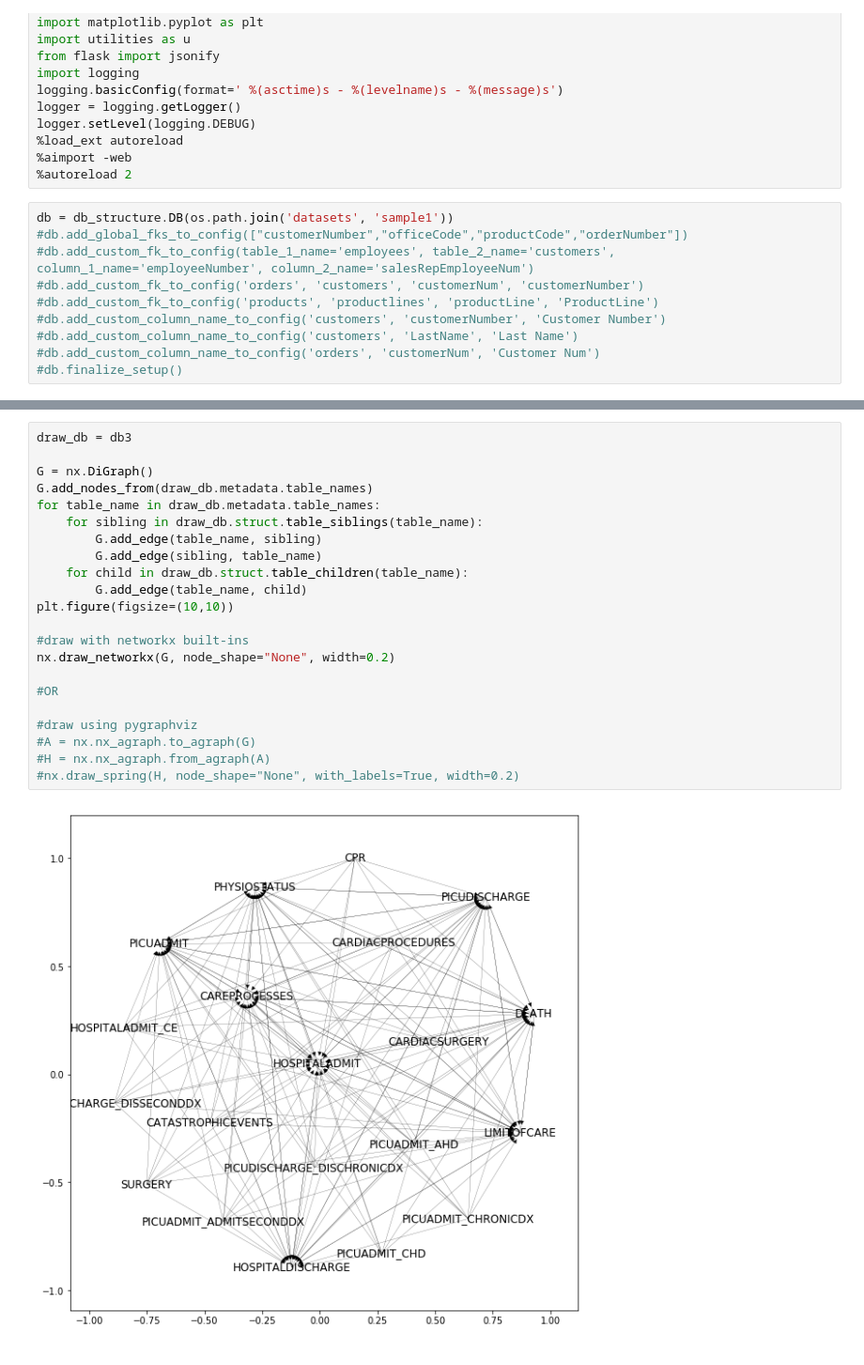
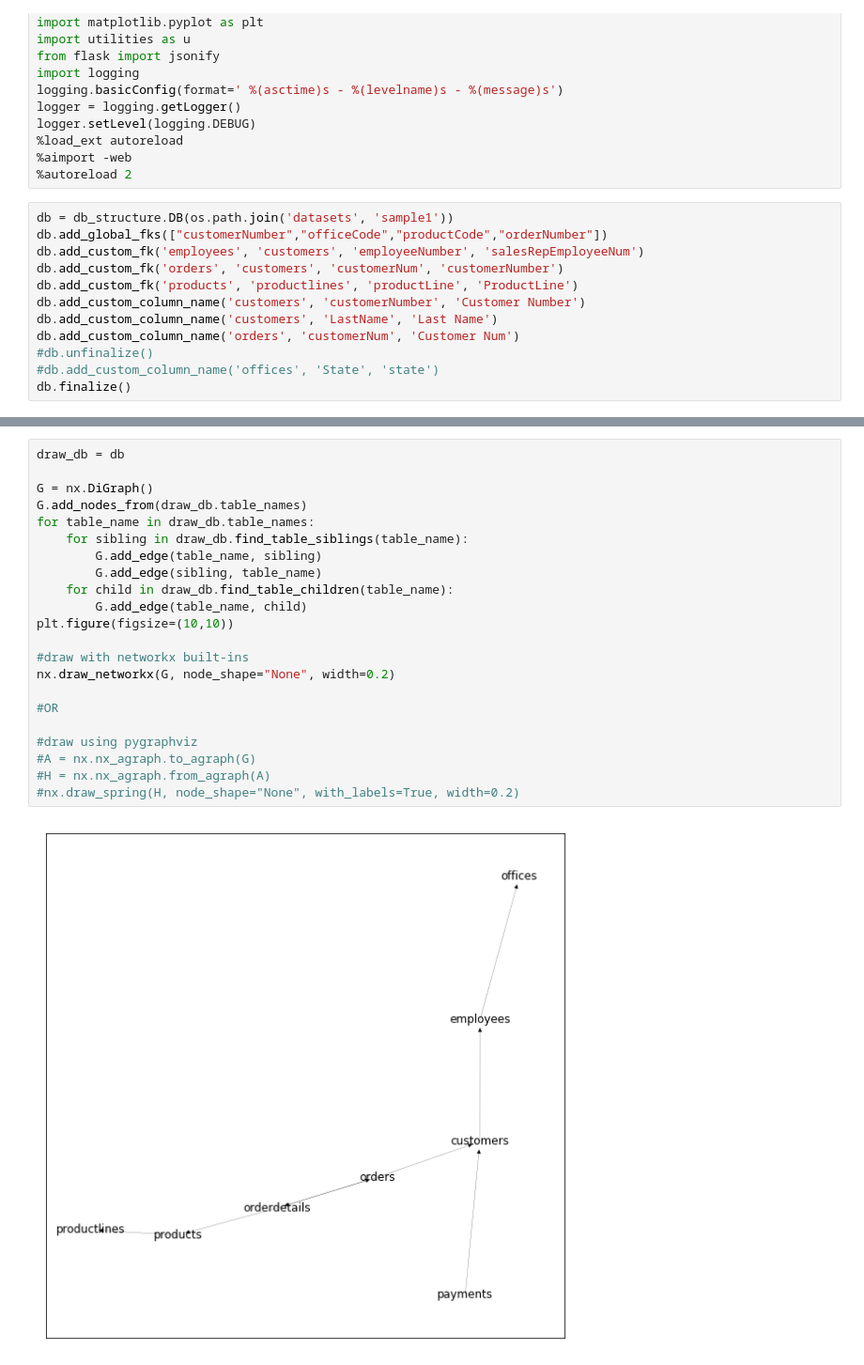
Before and after one commit to sareeneng/cohort-visualization, a Jupyter notebook: scratch.ipynb, the cells around one changed output, grey strips where cells are left out. Shown: that part at 94% size. Cells and saved outputs as stored; diff of their text form.

```diff
--- a/scratch.ipynb
+++ b/scratch.ipynb
@@ -21,12 +21,14 @@ logger.setLevel(logging.DEBUG)
 %autoreload 2
 # %%
 db = db_structure.DB(os.path.join('datasets', 'sample1'))
-#db.add_global_fks_to_config(["customerNumber","officeCode","productCode","orderNumber"])
-#db.add_custom_fk_to_config(table_1_name='employees', table_2_name='customers', column_1_name='employeeNumber', column_2_name='salesRepEmployeeNum')
-#db.add_custom_fk_to_config('orders', 'customers', 'customerNum', 'customerNumber')
-#db.add_custom_fk_to_config('products', 'productlines', 'productLine', 'ProductLine')
-#db.add_custom_column_name_to_config('customers', 'customerNumber', 'Customer Number')
-#db.add_custom_column_name_to_config('customers', 'LastName', 'Last Name')
-#db.add_custom_column_name_to_config('orders', 'customerNum', 'Customer Num')
-#db.finalize_setup()
+db.add_global_fks(["customerNumber","officeCode","productCode","orderNumber"])
+db.add_custom_fk('employees', 'customers', 'employeeNumber', 'salesRepEmployeeNum')
+db.add_custom_fk('orders', 'customers', 'customerNum', 'customerNumber')
+db.add_custom_fk('products', 'productlines', 'productLine', 'ProductLine')
+db.add_custom_column_name('customers', 'customerNumber', 'Customer Number')
+db.add_custom_column_name('customers', 'LastName', 'Last Name')
+db.add_custom_column_name('orders', 'customerNum', 'Customer Num')
+#db.unfinalize()
+#db.add_custom_column_name('offices', 'State', 'state')
+db.finalize()
 # %% [output]
@@ -130,24 +95,24 @@ db2.get_biggest_joined_df_option('A', 'F')
 # %%
-draw_db = db3
+draw_db = db
 
 G = nx.DiGraph()
-G.add_nodes_from(draw_db.metadata.table_names)
-for table_name in draw_db.metadata.table_names:
-    for sibling in draw_db.struct.table_siblings(table_name):
+G.add_nodes_from(draw_db.table_names)
+for table_name in draw_db.table_names:
+    for sibling in draw_db.find_table_siblings(table_name):
         G.add_edge(table_name, sibling)
         G.add_edge(sibling, table_name)
-    for child in draw_db.struct.table_children(table_name):
+    for child in draw_db.find_table_children(table_name):
         G.add_edge(table_name, child)
 plt.figure(figsize=(10,10))
 
 #draw with networkx built-ins
 nx.draw_networkx(G, node_shape="None", width=0.2)
 
 #OR
 
 #draw using pygraphviz
 #A = nx.nx_agraph.to_agraph(G)
 #H = nx.nx_agraph.from_agraph(A)
 #nx.draw_spring(H, node_shape="None", with_labels=True, width=0.2)
 # %% [output]
-[figure, old version]
+[figure, new version]
```
Also changed, not shown: parts of 7 cells of this notebook, 9 other files.
